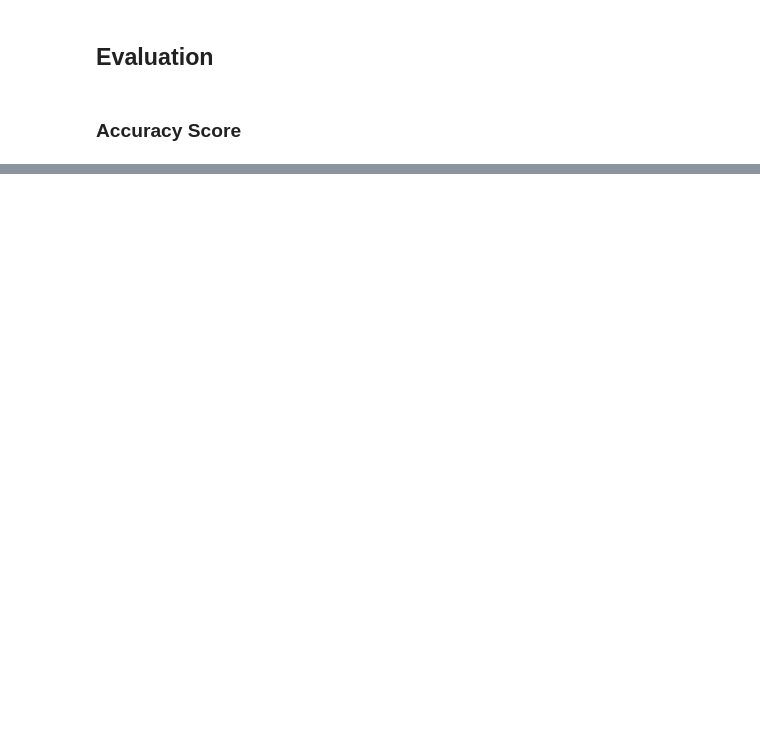
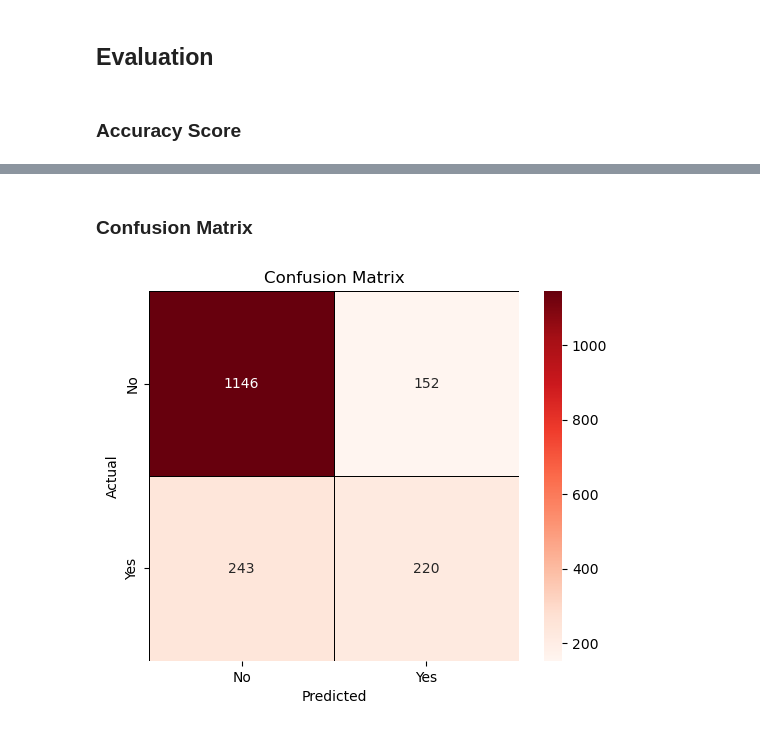
Before and after one commit to sharonus/AI240, a Jupyter notebook: Sharon_Lynch_Grey_Homework5_Neural_Network.ipynb, the cells around one changed output, grey strips where cells are left out. Cells and saved outputs as stored; diff of their text form; code cells hidden in the pictures; blank space fills up the shorter version.

Commit message:
Homework 5 : Neural Network
Updated to add additional plotting in Evaluation:
- Classification Report
- Confusion Matrix
- ROC Curve

```diff
--- a/Sharon_Lynch_Grey_Homework5_Neural_Network.ipynb
+++ b/Sharon_Lynch_Grey_Homework5_Neural_Network.ipynb
@@ -308,0 +328,18 @@ accuracy
+# %% [markdown]
+### Confusion Matrix
+# %%
+# create confusion matrix
+cm = confusion_matrix(y_test, y_pred_classes)
+# %%
+# create heatmap of confusion matrix
+sns.heatmap(cm, annot=True, fmt='d', cmap='Reds'
+            , linecolor='black', linewidth=0.5 # differentiate between squares of similar color
+            , xticklabels = ['No', 'Yes']
+            , yticklabels = ['No', 'Yes']
+            , square=True)
+plt.title('Confusion Matrix')
+plt.xlabel('Predicted')
+plt.ylabel('Actual')
+plt.show()
+# %% [output]
+[figure, added]
```
Also changed, not shown: parts of 9 cells of this notebook.
